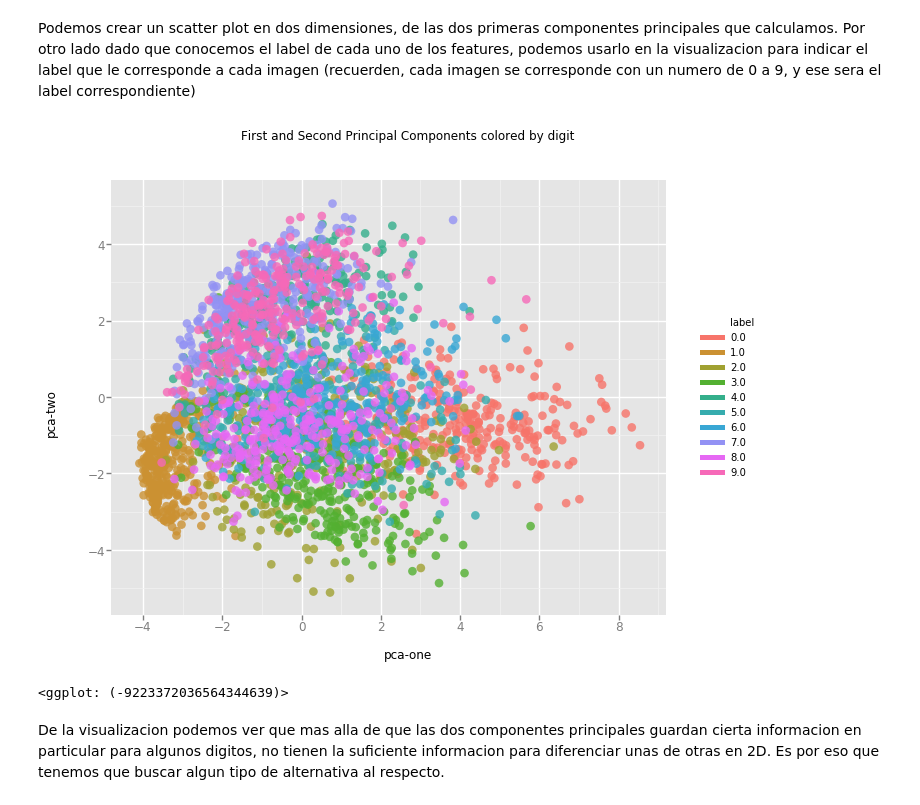
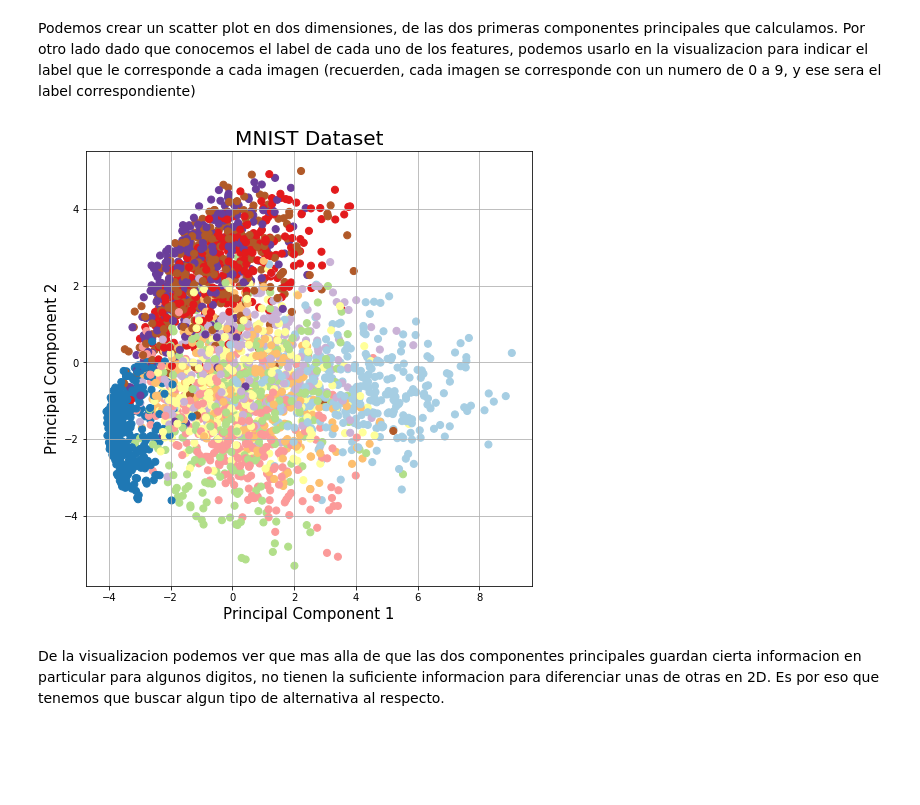
Before and after one commit to idontdomath/datos-dimensionality-reduction, a Jupyter notebook: 05-tsne-mnist.ipynb, the cells around one changed output. Drawn from its saved outputs; the diff is of its cells as text; code cells hidden in the pictures; blank space fills up the shorter version.

```diff
--- a/05-tsne-mnist.ipynb
+++ b/05-tsne-mnist.ipynb
@@ -107,16 +113,23 @@ Dado que el porcentaje de varianza acumulada es bajo veamos si podemos ver grafi
 ## Visualizando la informacion de PCA en 2D
 # %% [markdown]
 Podemos crear un scatter plot en dos dimensiones, de las dos primeras componentes principales que calculamos. Por otro lado dado que conocemos el label de cada uno de los features, podemos usarlo en la visualizacion para indicar el label que le corresponde a cada imagen (recuerden, cada imagen se corresponde con un numero de 0 a 9, y ese sera el label correspondiente)
-# %%
-from ggplot import *
-
-chart = ggplot( df.loc[rndperm[:3000],:], aes(x='pca-one', y='pca-two', color='label') ) \
-        + geom_point(size=75,alpha=0.8) \
-        + ggtitle("First and Second Principal Components colored by digit")
-chart
-# %% [output]
-[figure, removed]
-<ggplot: (-9223372036564344639)>
+# %%
+
+fig = plt.figure(figsize = (8,8))
+ax = fig.add_subplot(1,1,1)
+ax.set_xlabel('Principal Component 1', fontsize = 15)
+ax.set_ylabel('Principal Component 2', fontsize = 15)
+ax.set_title('MNIST Dataset', fontsize = 20)
+colors = plt.cm.rainbow(np.linspace(0, 1, 10))
+df_random_points = df.loc[rndperm[:3000]]
+ax.scatter(df_random_points['pca-one']
+           , df_random_points['pca-two']
+           , c = df_random_points['label']
+           , cmap = plt.get_cmap('Paired')
+           , s = 50)
+ax.grid()
+# %% [output]
+[figure, added]
 # %% [markdown]
 De la visualizacion podemos ver que mas alla de que las dos componentes principales guardan cierta informacion en particular para algunos digitos, no tienen la suficiente informacion para diferenciar unas de otras en 2D. Es por eso que tenemos que buscar algun tipo de alternativa al respecto.
 # %% [markdown]
```
Also changed, not shown: parts of 14 cells of this notebook.
